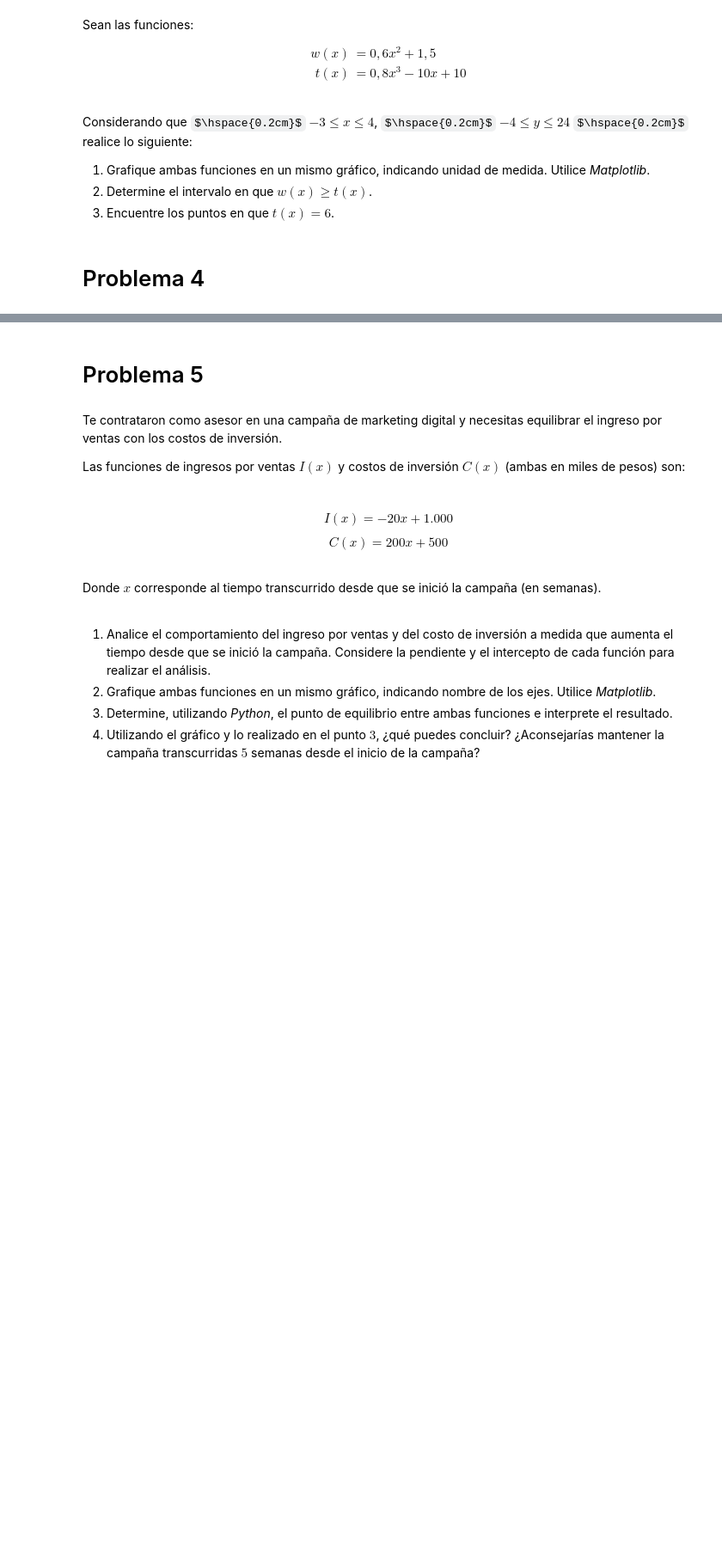
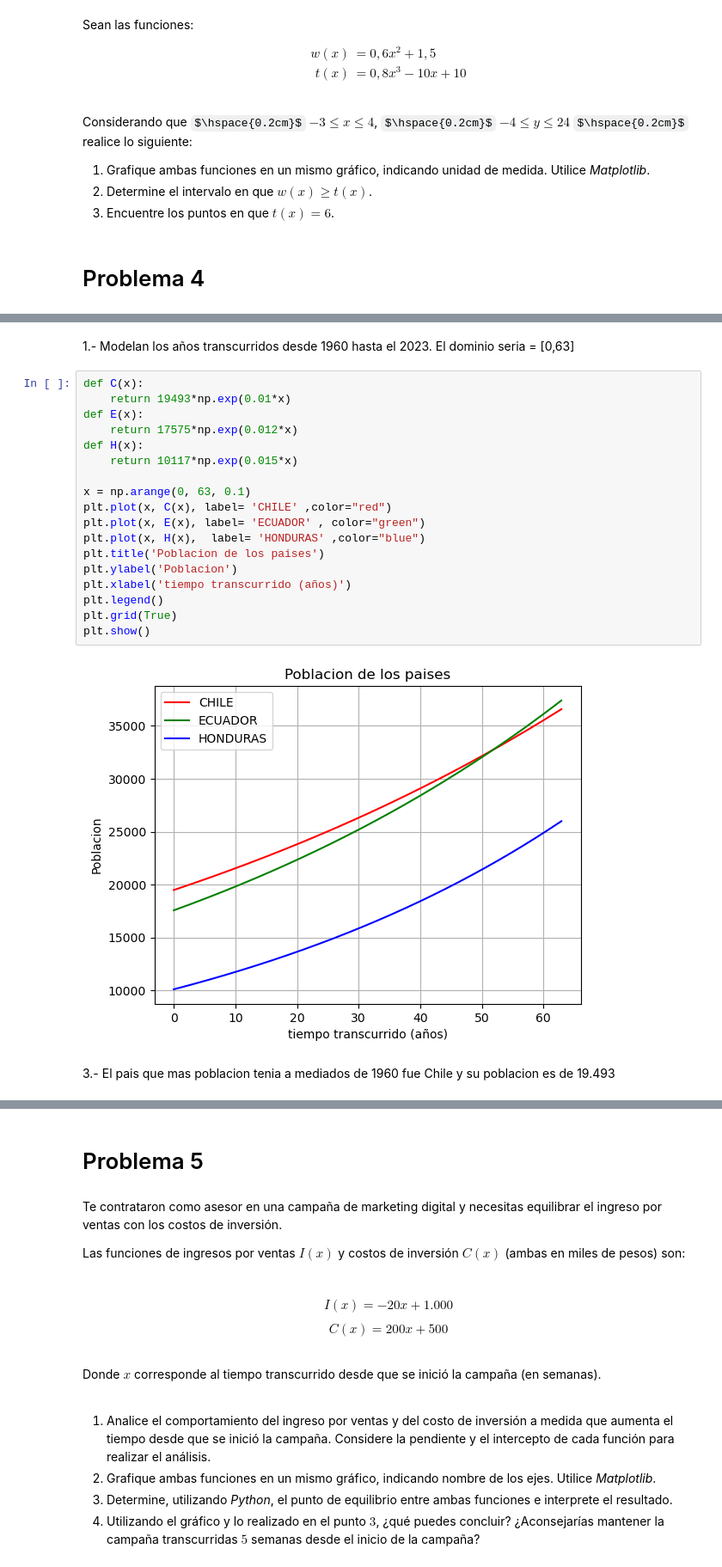
Before and after one commit to benjitax777/matematica, a Jupyter notebook: G3_Aplicaciones_de_funciones.ipynb, the cells around one changed output, grey strips where cells are left out. Shown at 86% size. Saved outputs shown, nothing was run; the diff lists cells and outputs as text; some formulas as TeX source; blank space fills up the shorter version.

```diff
--- a/G3_Aplicaciones_de_funciones.ipynb
+++ b/G3_Aplicaciones_de_funciones.ipynb
@@ -110,3 +161,27 @@ $$H(x)=10.117e^{0,015x}$$
 4. Utilice la función *def* de *Python*, para calcular la población estimada para cada país en el año $2.000$.
 5. Calcule desde qué año se espera que la población de Ecuador supere a la de Chile.
 6. Determine en qué año la población de Honduras y Chile es la misma. Analice el valor obtenido considerando el dominio contextualizado.
+# %% [markdown]
+1.- Modelan los años transcurridos desde 1960 hasta el 2023. El dominio seria = [0,63]
+# %%
+def C(x):
+    return 19493*np.exp(0.01*x)
+def E(x):
+    return 17575*np.exp(0.012*x)
+def H(x):
+    return 10117*np.exp(0.015*x)
+
+x = np.arange(0, 63, 0.1)
+plt.plot(x, C(x), label= 'CHILE' ,color="red")
+plt.plot(x, E(x), label= 'ECUADOR' , color="green")
+plt.plot(x, H(x),  label= 'HONDURAS' ,color="blue")
+plt.title('Poblacion de los paises')
+plt.ylabel('Poblacion')
+plt.xlabel('tiempo transcurrido (años)')
+plt.legend()
+plt.grid(True)
+plt.show()
+# %% [output]
+[figure, added]
+# %% [markdown]
+3.- El pais que mas poblacion tenia a mediados de 1960 fue Chile y su poblacion es de 19.493
```
Also changed, not shown: parts of 9 cells of this notebook.
